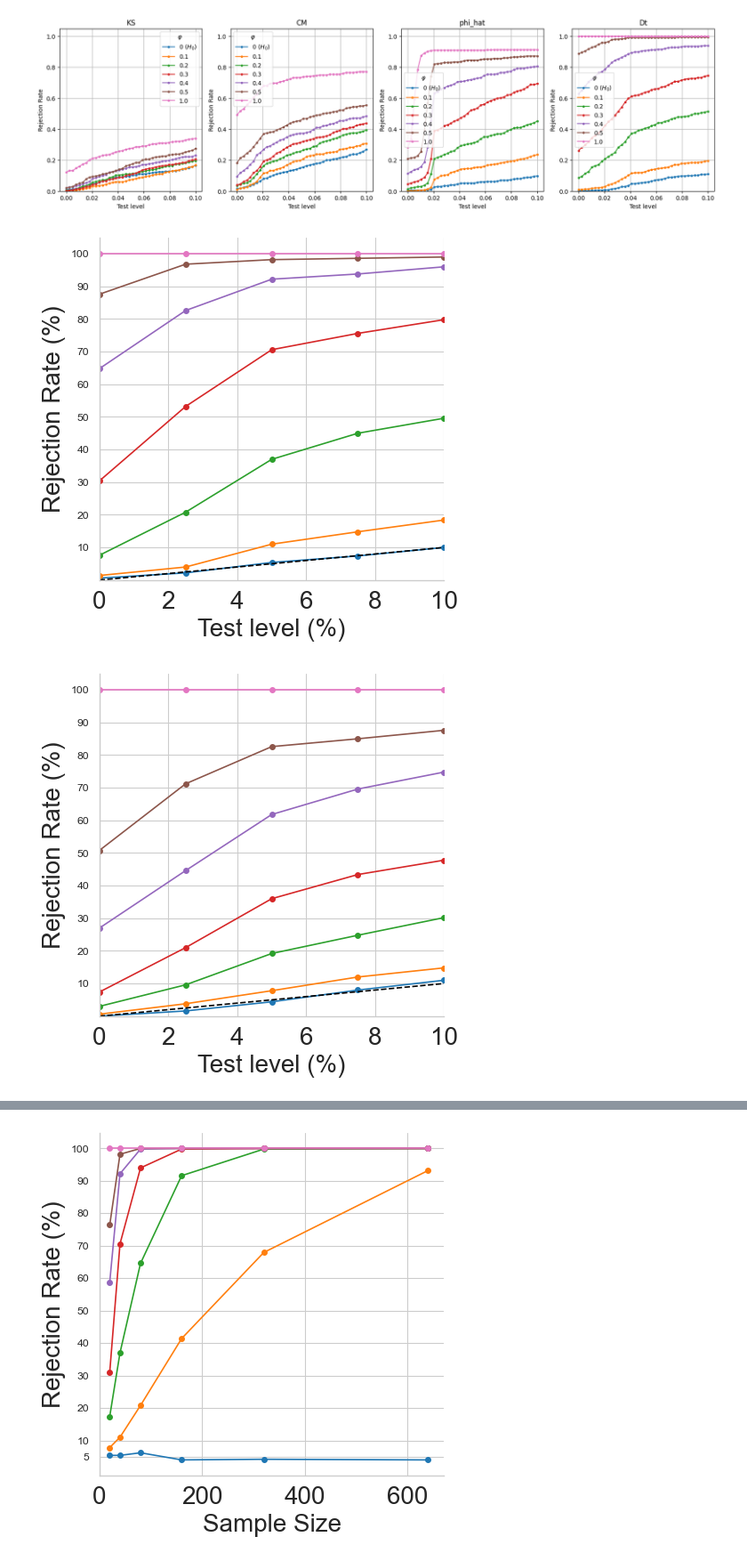
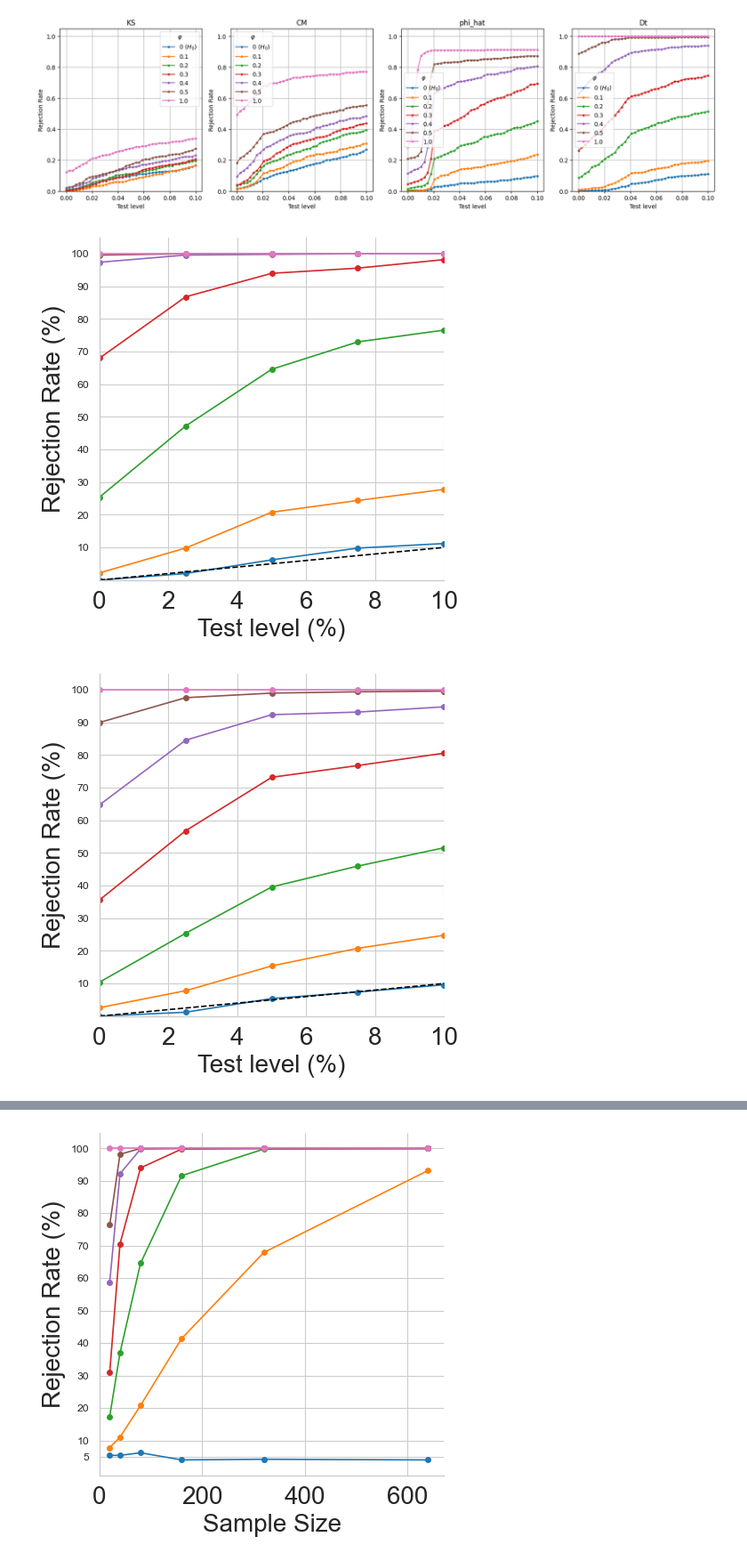
Before and after one commit to matthieubulte/GAR, a Jupyter notebook: simulation-evaluation.ipynb, the cells around one changed output, grey strips where cells are left out. Shown at 89% size. Drawn from its saved outputs; the diff is of its cells as text; code cells hidden in the pictures.

```diff
--- a/simulation-evaluation.ipynb
+++ b/simulation-evaluation.ipynb
@@ -257,17 +167,17 @@ plotting.plot_alpha_alpha(df_ours_w, 'Dt', samplesize)
 # %% [output]
 [figure]
 # %%
-samplesize = 40
+samplesize = 80
 plt.figure(figsize=(5,5))
 plotting.plot_alpha_alpha(df_ours_w, 'Dt', samplesize)
 plt.savefig('./plots/size_rej_rate_wasserstein.pdf', bbox_inches='tight', transparent=True,)
 # %% [output]
-[figure, old version]
+[figure, new version]
 # %%
-samplesize = 40
+samplesize = 80
 plt.figure(figsize=(5,5))
 plotting.plot_alpha_alpha(df_ours_r, 'Dt', samplesize)
 plt.savefig('./plots/size_rej_rate_R_mult_noise.pdf', bbox_inches='tight', transparent=True,)
 # %% [output]
-[figure, old version]
+[figure, new version]
 # %%
```
Also changed, not shown: parts of 6 cells of this notebook, 2 other files.
